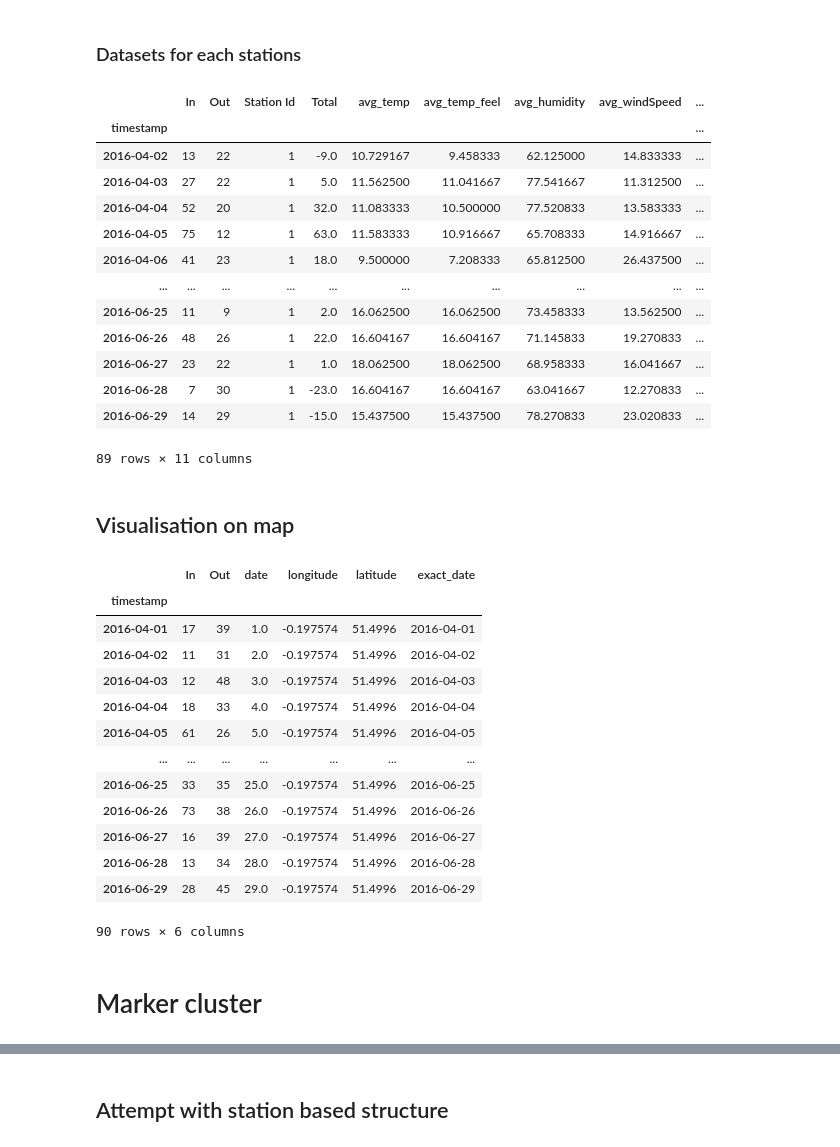
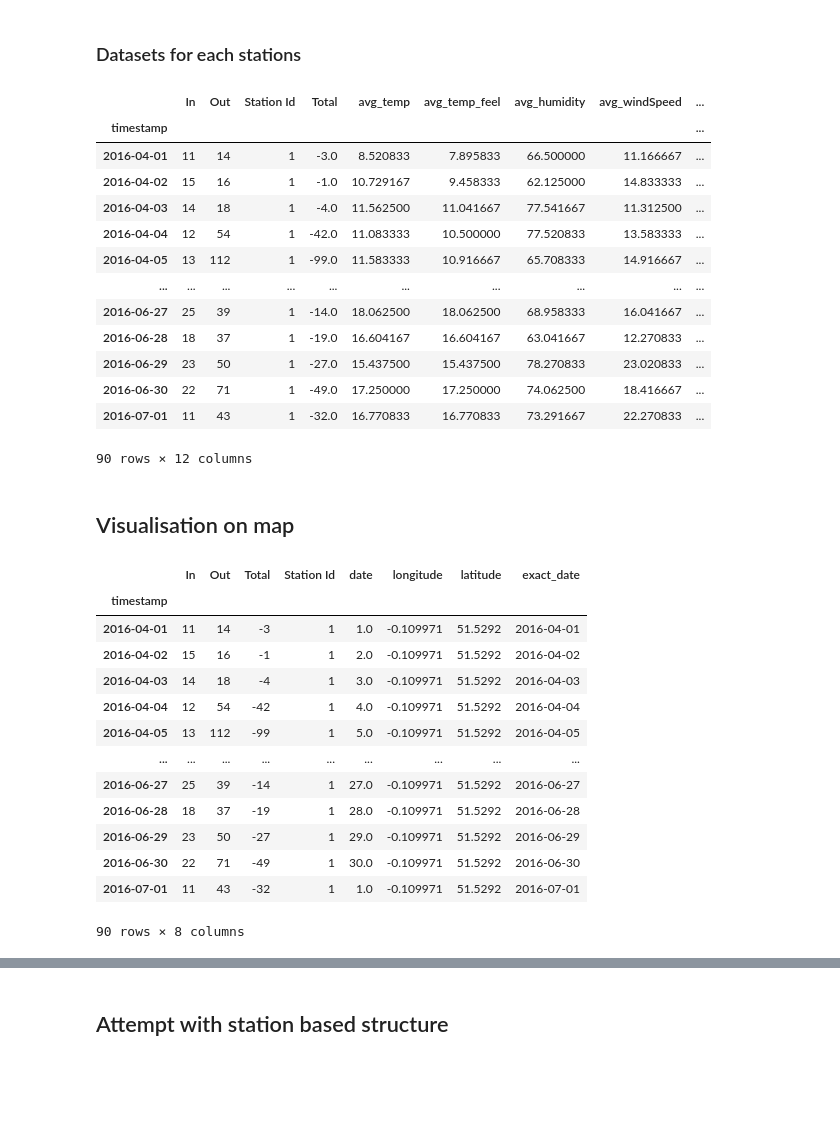
Before and after one commit to hchae0817/final_project, a Jupyter notebook: bike_visualisation.ipynb, the cells around one changed output, grey strips where cells are left out. Saved outputs shown, nothing was run; the diff lists cells and outputs as text; code cells hidden in the pictures; blank space fills up the shorter version.

```diff
--- a/bike_visualisation.ipynb
+++ b/bike_visualisation.ipynb
@@ -29,6 +24,7 @@ dataset = pd.read_csv(
 # %%
 dataset = dataset.drop(["index",'is_holiday','is_weekend'], axis = 1)
 dataset = dataset.dropna(axis=0, how='any')
+dataset['exact_date'] = dataset.index.astype(str)
 dataset
 # %% [output]
 |  | In | Out | Station Id | Total | avg_temp | avg_temp_feel | avg_humidity | avg_windSpeed | ... |
@@ -56,32 +52,18 @@ obj.get_group(1)
 # %% [output]
 |  | In | Out | Station Id | Total | avg_temp | avg_temp_feel | avg_humidity | avg_windSpeed | ... |
 | timestamp |  |  |  |  |  |  |  |  | ... |
-| 2016-04-02 | 13 | 22 | 1 | -9.0 | 10.729167 | 9.458333 | 62.125000 | 14.833333 | ... |
-| 2016-04-03 | 27 | 22 | 1 | 5.0 | 11.562500 | 11.041667 | 77.541667 | 11.312500 | ... |
-| 2016-04-04 | 52 | 20 | 1 | 32.0 | 11.083333 | 10.500000 | 77.520833 | 13.583333 | ... |
-| 2016-04-05 | 75 | 12 | 1 | 63.0 | 11.583333 | 10.916667 | 65.708333 | 14.916667 | ... |
-| 2016-04-06 | 41 | 23 | 1 | 18.0 | 9.500000 | 7.208333 | 65.812500 | 26.437500 | ... |
+| 2016-04-01 | 11 | 14 | 1 | -3.0 | 8.520833 | 7.895833 | 66.500000 | 11.166667 | ... |
+| 2016-04-02 | 15 | 16 | 1 | -1.0 | 10.729167 | 9.458333 | 62.125000 | 14.833333 | ... |
+| 2016-04-03 | 14 | 18 | 1 | -4.0 | 11.562500 | 11.041667 | 77.541667 | 11.312500 | ... |
+| 2016-04-04 | 12 | 54 | 1 | -42.0 | 11.083333 | 10.500000 | 77.520833 | 13.583333 | ... |
+| 2016-04-05 | 13 | 112 | 1 | -99.0 | 11.583333 | 10.916667 | 65.708333 | 14.916667 | ... |
 | ... | ... | ... | ... | ... | ... | ... | ... | ... | ... |
-| 2016-06-25 | 11 | 9 | 1 | 2.0 | 16.062500 | 16.062500 | 73.458333 | 13.562500 | ... |
-| 2016-06-26 | 48 | 26 | 1 | 22.0 | 16.604167 | 16.604167 | 71.145833 | 19.270833 | ... |
-| 2016-06-27 | 23 | 22 | 1 | 1.0 | 18.062500 | 18.062500 | 68.958333 | 16.041667 | ... |
-| 2016-06-28 | 7 | 30 | 1 | -23.0 | 16.604167 | 16.604167 | 63.041667 | 12.270833 | ... |
-| 2016-06-29 | 14 | 29 | 1 | -15.0 | 15.437500 | 15.437500 | 78.270833 | 23.020833 | ... |
+| 2016-06-27 | 25 | 39 | 1 | -14.0 | 18.062500 | 18.062500 | 68.958333 | 16.041667 | ... |
+| 2016-06-28 | 18 | 37 | 1 | -19.0 | 16.604167 | 16.604167 | 63.041667 | 12.270833 | ... |
+| 2016-06-29 | 23 | 50 | 1 | -27.0 | 15.437500 | 15.437500 | 78.270833 | 23.020833 | ... |
+| 2016-06-30 | 22 | 71 | 1 | -49.0 | 17.250000 | 17.250000 | 74.062500 | 18.416667 | ... |
+| 2016-07-01 | 11 | 43 | 1 | -32.0 | 16.770833 | 16.770833 | 73.291667 | 22.270833 | ... |
-89 rows × 11 columns
+90 rows × 12 columns
-# %%
-# add datasets to list
-
-df = []
-dropped = [35,79,80,137,179,198,205,237,241,259,283,285,304,342,346,369,385,391,406,407,413,414,415,416,417,418,422,429,434,438,439,493,497,
-           502,525,555,567,575,582,585,791,797,798,799,802]
-
-#[35,79,80,179,198,205,237,259,283,285,342,369,385,413,414,415,416,417,418,422,429,434,438,439,493,497,
-           #502,525,567,575,582,585,791,797,798,799,802]
-
-for i in range(1, len(location['Station.Id'])):
-    if i in dropped:
-        continue
-    df.append(obj.get_group(i))
 # %% [markdown]
 ## Visualisation on map
 # %%
@@ -92,36 +74,32 @@ dropped = [35,79,80,137,179,198,205,237,241,259,283,285,304,342,346,369,385,391,
            413,414,415,416,417,418,422,429,434,438,439,493,497,
            502,525,555,567,575,582,585,791,797,798,799,802]
 
-#[35,79,80,179,198,205,237,259,283,285,342,369,385,413,414,415,416,417,418,422,429,434,438,439,493,497,
-           #502,525,567,575,582,585,791,797,798,799,802]
-
 for i in range(1, len(location['Station.Id'])):
     if i in dropped:
         continue
     df_map.append(obj.get_group(i))
 
-num_station = len(df_map[1])
-for i in range(1, num_station):
+num_station = len(df_map[0])
+for i in range(0, num_station):
     num_station = len(df_map[i])
-    df_map[i] = df_map[i][['In','Out','date','longitude','latitude']]
+    df_map[i] = df_map[i][['In','Out','Total','Station Id','date','longitude','latitude']]
     df_map[i] = df_map[i].drop_duplicates()
     df_map[i]['exact_date'] = df_map[i].index.astype(str)
+    df_map[i]['Total'] = df_map[i]['Total'].astype(int)
 # %%
-df_map[1]
+df_map[0]
 # %% [output]
-|  | In | Out | date | longitude | latitude | exact_date |
-| timestamp |  |  |  |  |  |  |
-| 2016-04-01 | 17 | 39 | 1.0 | -0.197574 | 51.4996 | 2016-04-01 |
-| 2016-04-02 | 11 | 31 | 2.0 | -0.197574 | 51.4996 | 2016-04-02 |
-| 2016-04-03 | 12 | 48 | 3.0 | -0.197574 | 51.4996 | 2016-04-03 |
-| 2016-04-04 | 18 | 33 | 4.0 | -0.197574 | 51.4996 | 2016-04-04 |
-| 2016-04-05 | 61 | 26 | 5.0 | -0.197574 | 51.4996 | 2016-04-05 |
-| ... | ... | ... | ... | ... | ... | ... |
-| 2016-06-25 | 33 | 35 | 25.0 | -0.197574 | 51.4996 | 2016-06-25 |
-| 2016-06-26 | 73 | 38 | 26.0 | -0.197574 | 51.4996 | 2016-06-26 |
-| 2016-06-27 | 16 | 39 | 27.0 | -0.197574 | 51.4996 | 2016-06-27 |
-| 2016-06-28 | 13 | 34 | 28.0 | -0.197574 | 51.4996 | 2016-06-28 |
-| 2016-06-29 | 28 | 45 | 29.0 | -0.197574 | 51.4996 | 2016-06-29 |
+|  | In | Out | Total | Station Id | date | longitude | latitude | exact_date |
+| timestamp |  |  |  |  |  |  |  |  |
+| 2016-04-01 | 11 | 14 | -3 | 1 | 1.0 | -0.109971 | 51.5292 | 2016-04-01 |
+| 2016-04-02 | 15 | 16 | -1 | 1 | 2.0 | -0.109971 | 51.5292 | 2016-04-02 |
+| 2016-04-03 | 14 | 18 | -4 | 1 | 3.0 | -0.109971 | 51.5292 | 2016-04-03 |
+| 2016-04-04 | 12 | 54 | -42 | 1 | 4.0 | -0.109971 | 51.5292 | 2016-04-04 |
+| 2016-04-05 | 13 | 112 | -99 | 1 | 5.0 | -0.109971 | 51.5292 | 2016-04-05 |
+| ... | ... | ... | ... | ... | ... | ... | ... | ... |
+| 2016-06-27 | 25 | 39 | -14 | 1 | 27.0 | -0.109971 | 51.5292 | 2016-06-27 |
+| 2016-06-28 | 18 | 37 | -19 | 1 | 28.0 | -0.109971 | 51.5292 | 2016-06-28 |
+| 2016-06-29 | 23 | 50 | -27 | 1 | 29.0 | -0.109971 | 51.5292 | 2016-06-29 |
+| 2016-06-30 | 22 | 71 | -49 | 1 | 30.0 | -0.109971 | 51.5292 | 2016-06-30 |
+| 2016-07-01 | 11 | 43 | -32 | 1 | 1.0 | -0.109971 | 51.5292 | 2016-07-01 |
-90 rows × 6 columns
+90 rows × 8 columns
-# %% [markdown]
-# Marker cluster
```
Also changed, not shown: parts of 20 cells of this notebook.
